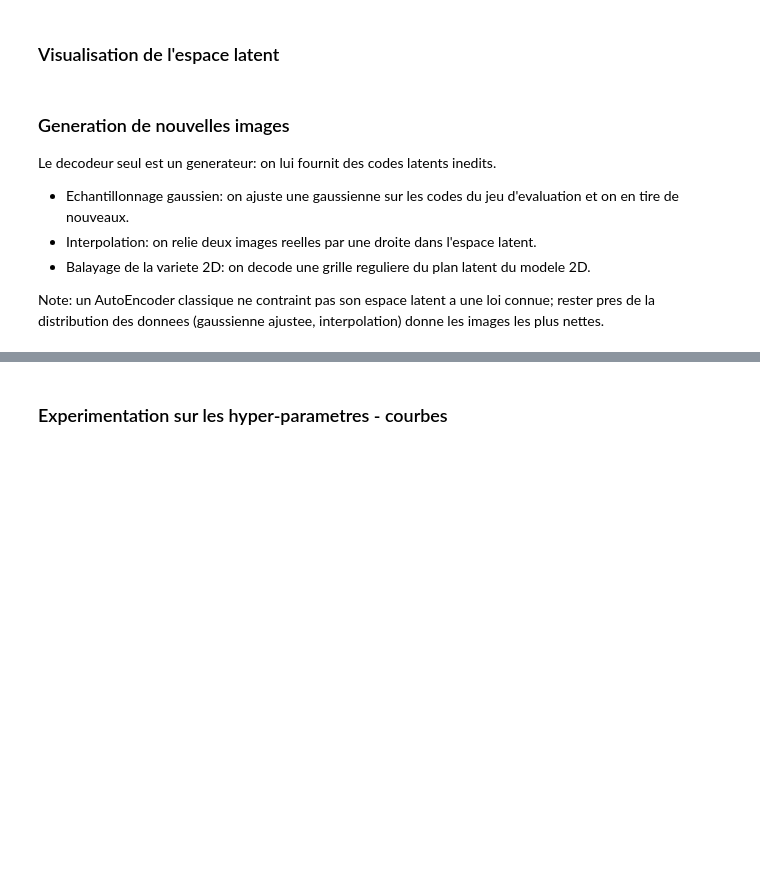
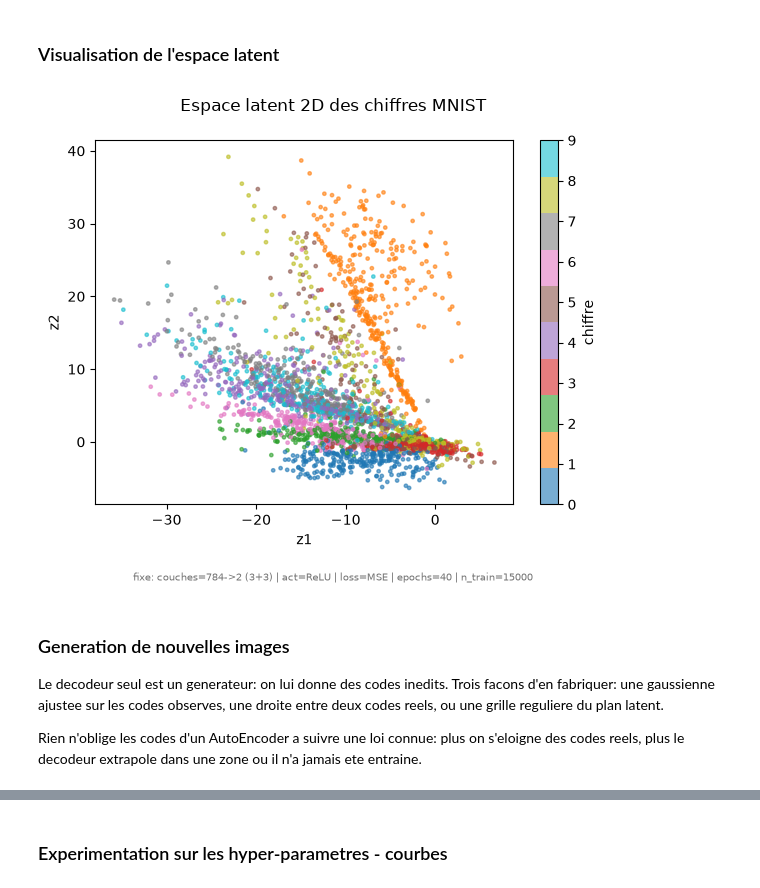
Before and after one commit to magicAyyub/unsupervised, a Jupyter notebook: notebooks/03_autoencoder.ipynb, the cells around one changed output, grey strips where cells are left out. Saved outputs shown, nothing was run; the diff lists cells and outputs as text; code cells hidden in the pictures; blank space fills up the shorter version.

```diff
--- a/notebooks/03_autoencoder.ipynb
+++ b/notebooks/03_autoencoder.ipynb
@@ -132,15 +141,16 @@ print(f"Codebook (poids du decodeur): {mnist_report['codebook_bytes']:,} octets,
 # %%
 plot_latent_scatter(mnist_latent.array, y_mnist_eval,
                     title="Espace latent 2D des chiffres MNIST",
-                    config=MNIST_BASELINE_CONFIG)
+                    config=BASE)
+# %% [output]
+[figure, added]
 # %% [markdown]
 ### Generation de nouvelles images
 
-Le decodeur seul est un generateur: on lui fournit des codes latents inedits.
+Le decodeur seul est un generateur: on lui donne des codes inedits. Trois facons d'en fabriquer:
+une gaussienne ajustee sur les codes observes, une droite entre deux codes reels, ou une grille
+reguliere du plan latent.
 
-- Echantillonnage gaussien: on ajuste une gaussienne sur les codes du jeu d'evaluation et on en tire de nouveaux.
-- Interpolation: on relie deux images reelles par une droite dans l'espace latent.
-- Balayage de la variete 2D: on decode une grille reguliere du plan latent du modele 2D.
-
-Note: un AutoEncoder classique ne contraint pas son espace latent a une loi connue; rester pres de la distribution des donnees (gaussienne ajustee, interpolation) donne les images les plus nettes.
+Rien n'oblige les codes d'un AutoEncoder a suivre une loi connue: plus on s'eloigne des codes
+reels, plus le decodeur extrapole dans une zone ou il n'a jamais ete entraine.
 # %%
```
Also changed, not shown: parts of 27 cells of this notebook, 3 other files.
